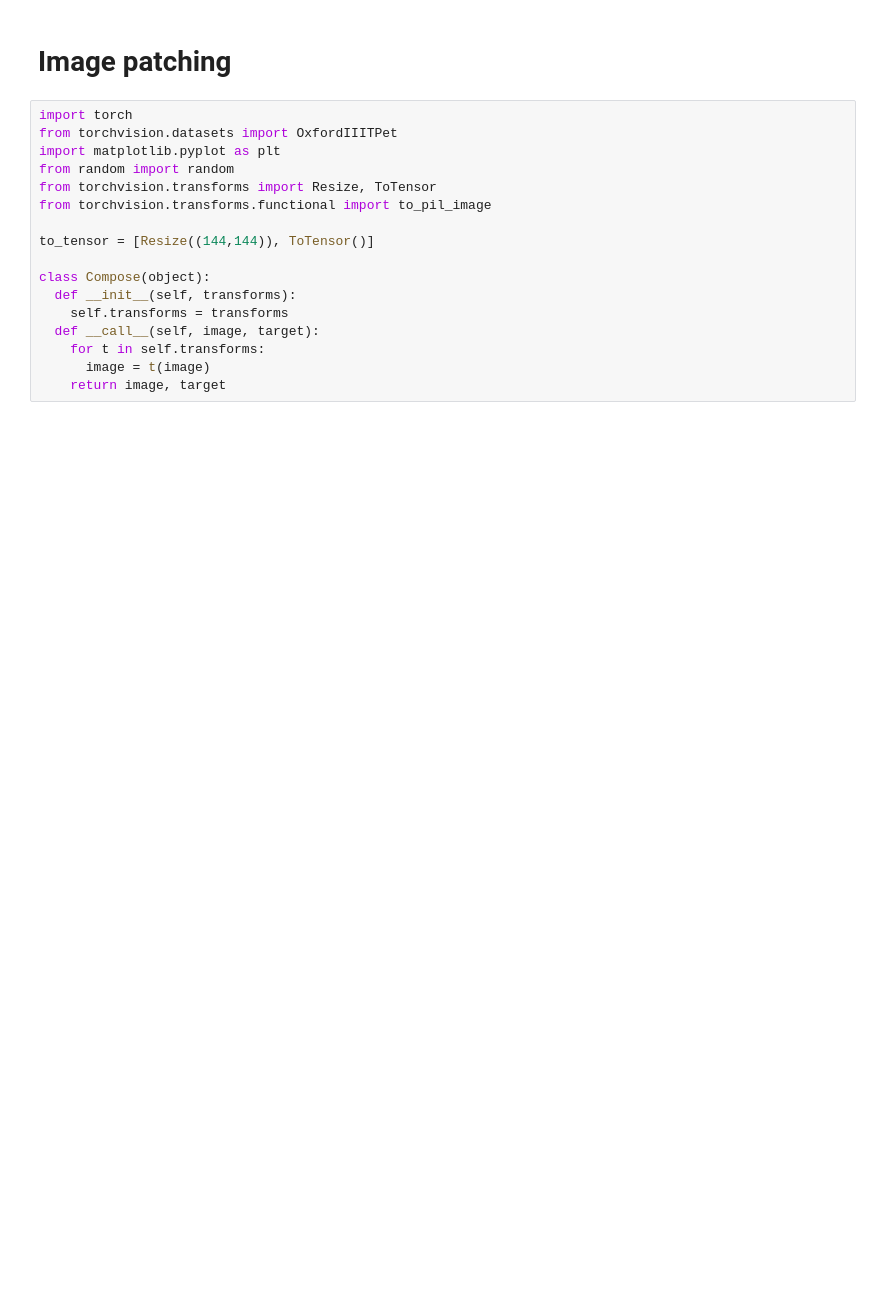
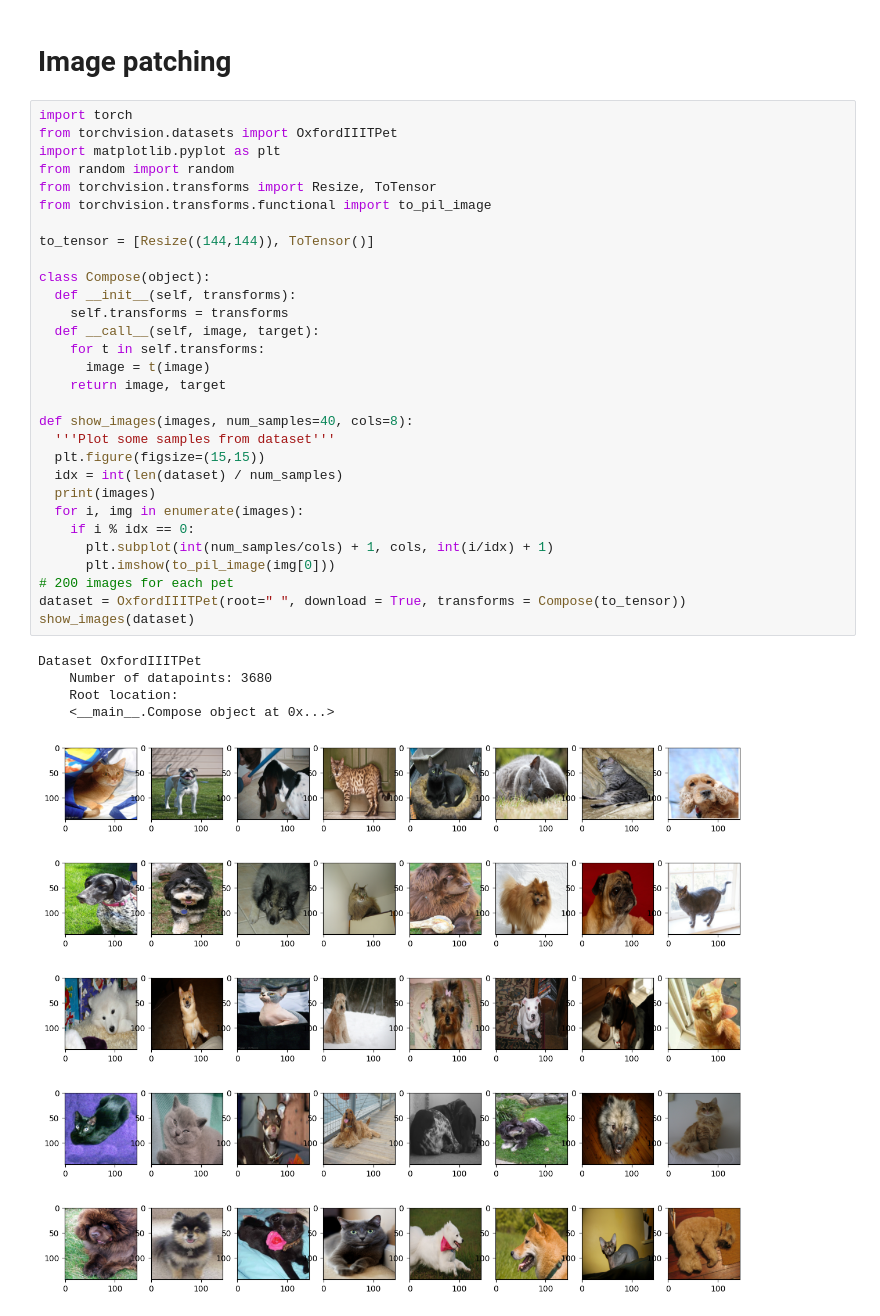
Before and after one commit to pym96/writing-paper, a Jupyter notebook: vision_tranformer.ipynb, the cells around one changed output. Drawn from its saved outputs; the diff is of its cells as text; blank space fills up the shorter version.

```diff
--- a/vision_tranformer.ipynb
+++ b/vision_tranformer.ipynb
@@ -5,17 +5,36 @@
 # %%
 import torch
 from torchvision.datasets import OxfordIIITPet
 import matplotlib.pyplot as plt
 from random import random
 from torchvision.transforms import Resize, ToTensor
 from torchvision.transforms.functional import to_pil_image
 
 to_tensor = [Resize((144,144)), ToTensor()]
 
 class Compose(object):
   def __init__(self, transforms):
     self.transforms = transforms
   def __call__(self, image, target):
     for t in self.transforms:
       image = t(image)
     return image, target
+
+def show_images(images, num_samples=40, cols=8):
+  '''Plot some samples from dataset'''
+  plt.figure(figsize=(15,15))
+  idx = int(len(dataset) / num_samples)
+  print(images)
+  for i, img in enumerate(images):
+    if i % idx == 0:
+      plt.subplot(int(num_samples/cols) + 1, cols, int(i/idx) + 1)
+      plt.imshow(to_pil_image(img[0]))
+# 200 images for each pet
+dataset = OxfordIIITPet(root=" ", download = True, transforms = Compose(to_tensor))
+show_images(dataset)
+# %% [output]
+Dataset OxfordIIITPet
+    Number of datapoints: 3680
+    Root location:
+    <__main__.Compose object at 0x...>
+[figure, added]
```
Also changed, not shown: parts of 3 cells of this notebook.
